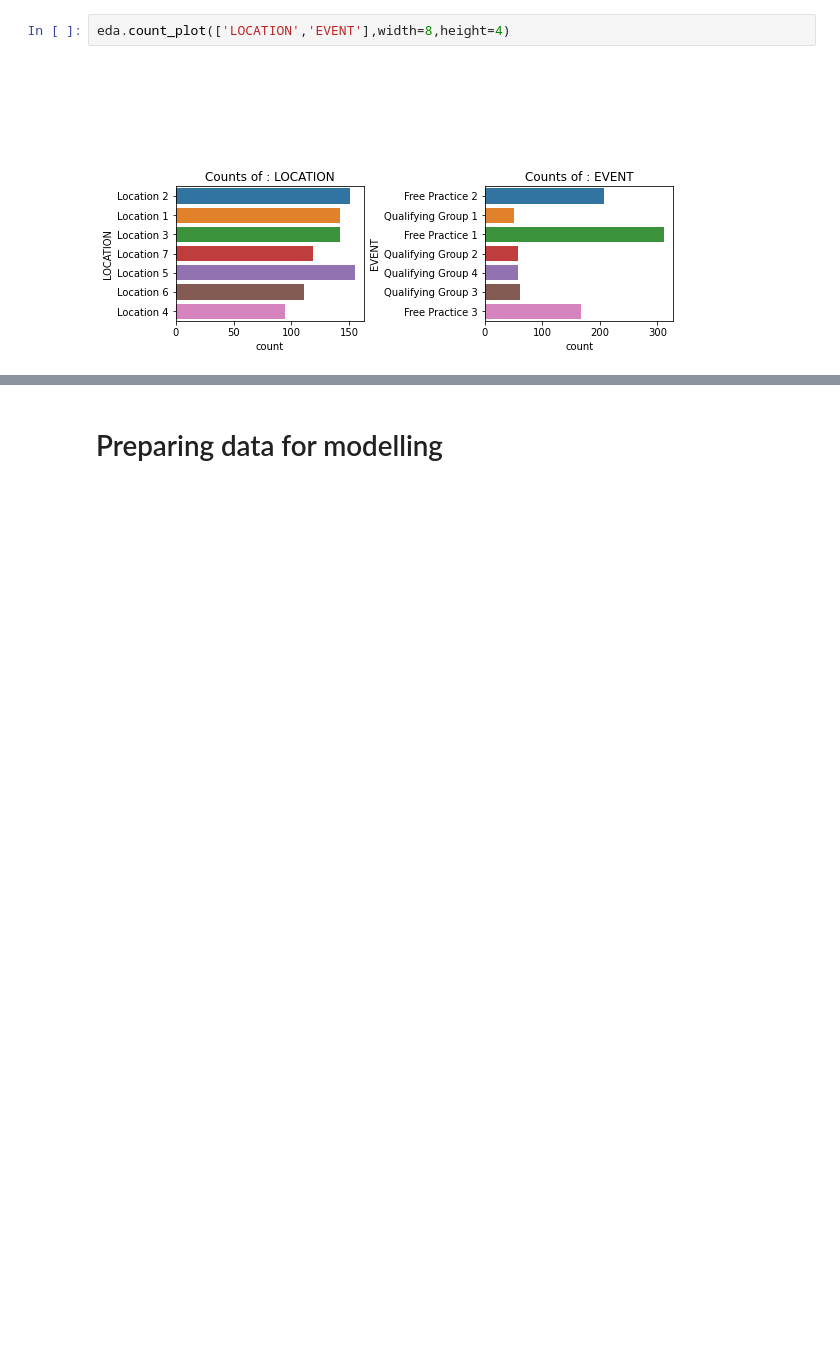
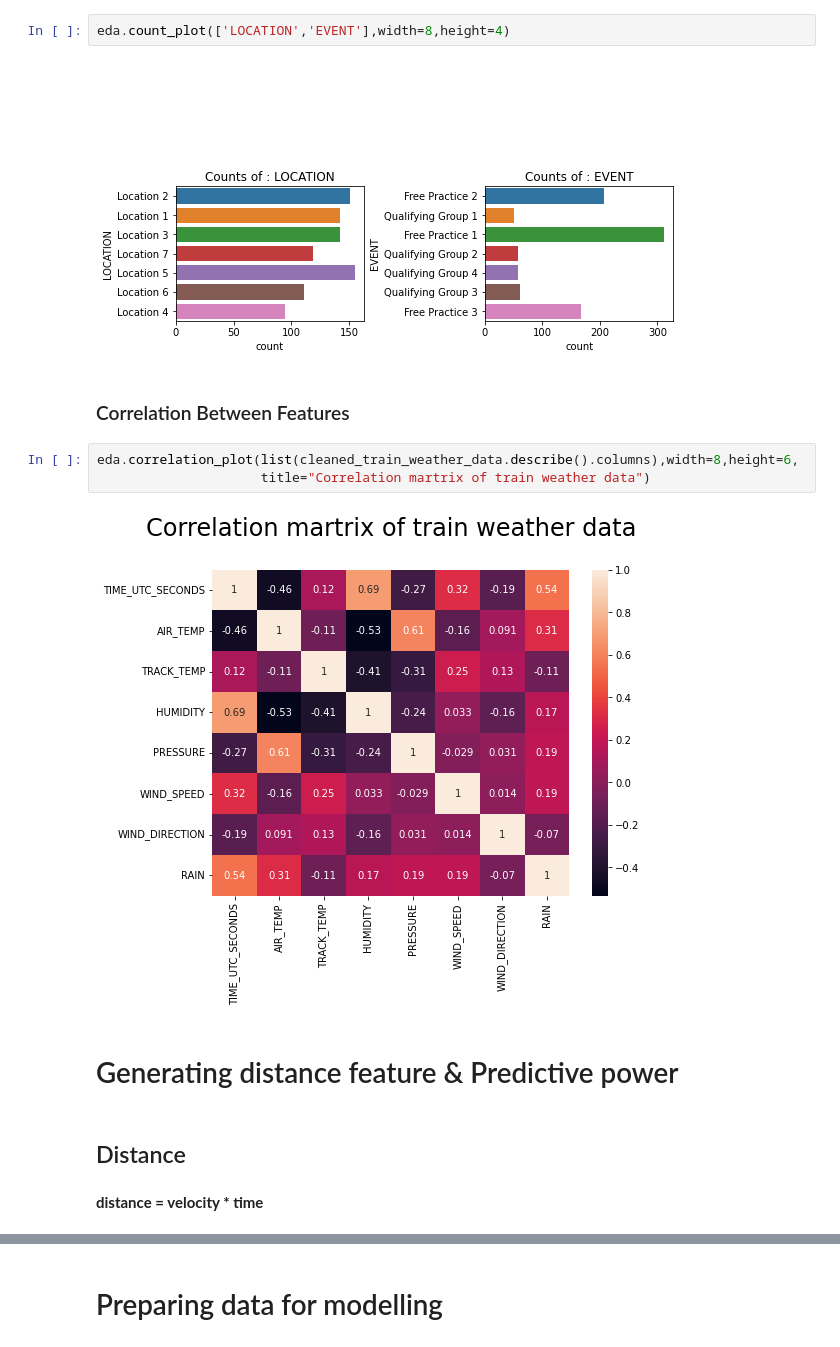
Before and after one commit to karthikchiru12/Predicting-Lap-Time, a Jupyter notebook: Predicting Lap Time.ipynb, the cells around one changed output, grey strips where cells are left out. Drawn from its saved outputs; the diff is of its cells as text; blank space fills up the shorter version.

```diff
--- a/Predicting Lap Time.ipynb
+++ b/Predicting Lap Time.ipynb
@@ -301,3 +327,16 @@ eda.kde_plot(list(cleaned_test_weather_data.describe().columns),width=20,height=
 eda.count_plot(['LOCATION','EVENT'],width=8,height=4)
 # %% [output]
 [figure]
+# %% [markdown]
+### Correlation Between Features
+# %%
+eda.correlation_plot(list(cleaned_train_weather_data.describe().columns),width=8,height=6,
+                     title="Correlation martrix of train weather data")
+# %% [output]
+[figure, added]
+# %% [markdown]
+# Generating distance feature & Predictive power
+# %% [markdown]
+## Distance
+# %% [markdown]
+**distance = velocity * time**
```
Also changed, not shown: parts of 56 cells of this notebook, 21 other files.
